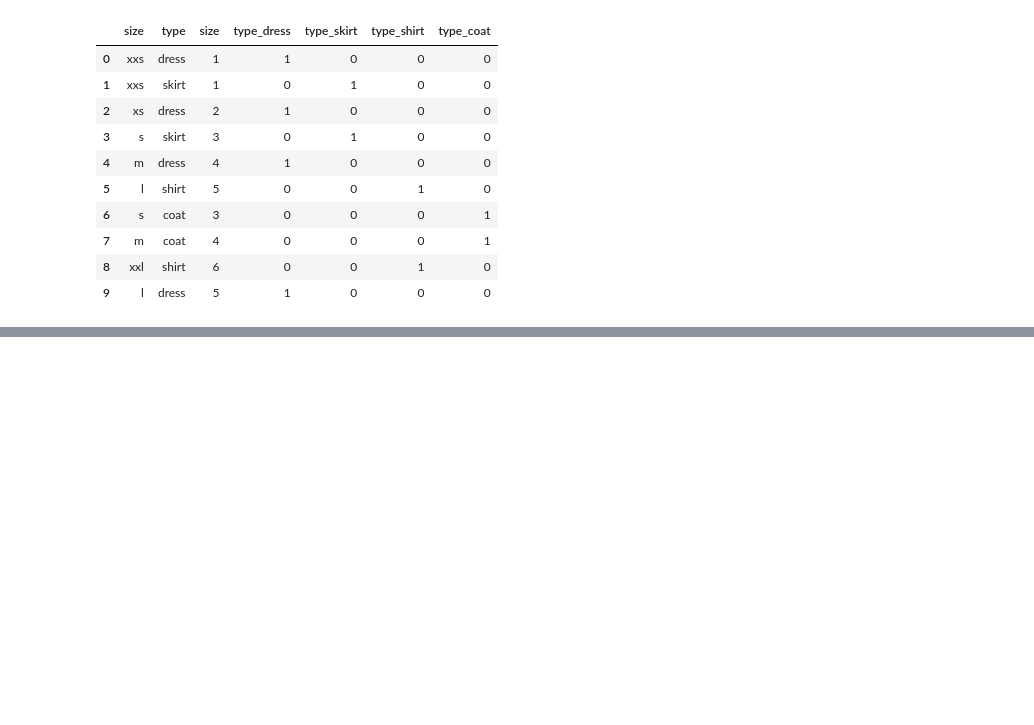
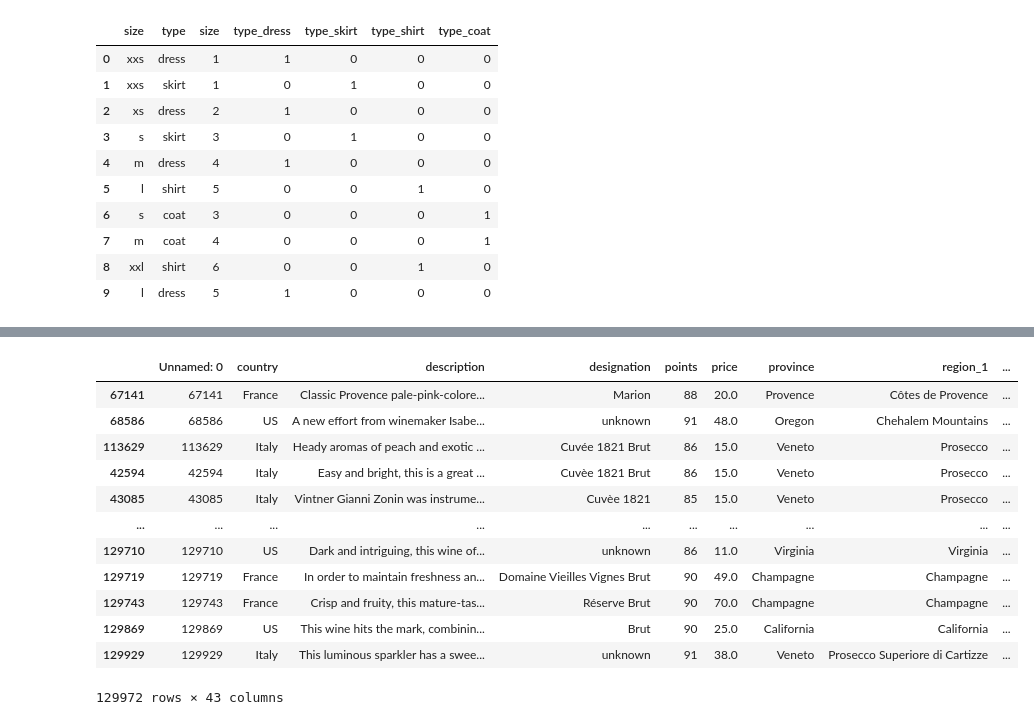
Before and after one commit to DenisBaburin/ds_school_148, a Jupyter notebook: DS_school/EDA-3_Проектирование признаков/Проектирование признаков_теория.ipynb, the cells around one changed output, grey strips where cells are left out. Drawn from its saved outputs; the diff is of its cells as text; code cells hidden in the pictures; blank space fills up the shorter version.

```diff
--- a/DS_school/EDA-3_Проектирование признаков/Проектирование признаков_теория.ipynb
+++ b/DS_school/EDA-3_Проектирование признаков/Проектирование признаков_теория.ipynb
@@ -310,0 +321,17 @@ clothing
+# %%
+wine_df = pd.get_dummies(wine_df, columns=['taster_name'], dtype=int)
+wine_df
+# %% [output]
+|  | Unnamed: 0 | country | description | designation | points | price | province | region_1 | ... |
+| 67141 | 67141 | France | Classic Provence pale-pink-colore... | Marion | 88 | 20.0 | Provence | Côtes de Provence | ... |
+| 68586 | 68586 | US | A new effort from winemaker Isabe... | unknown | 91 | 48.0 | Oregon | Chehalem Mountains | ... |
+| 113629 | 113629 | Italy | Heady aromas of peach and exotic ... | Cuvée 1821 Brut | 86 | 15.0 | Veneto | Prosecco | ... |
+| 42594 | 42594 | Italy | Easy and bright, this is a great ... | Cuvèe 1821 Brut | 86 | 15.0 | Veneto | Prosecco | ... |
+| 43085 | 43085 | Italy | Vintner Gianni Zonin was instrume... | Cuvèe 1821 | 85 | 15.0 | Veneto | Prosecco | ... |
+| ... | ... | ... | ... | ... | ... | ... | ... | ... | ... |
+| 129710 | 129710 | US | Dark and intriguing, this wine of... | unknown | 86 | 11.0 | Virginia | Virginia | ... |
+| 129719 | 129719 | France | In order to maintain freshness an... | Domaine Vieilles Vignes Brut | 90 | 49.0 | Champagne | Champagne | ... |
+| 129743 | 129743 | France | Crisp and fruity, this mature-tas... | Réserve Brut | 90 | 70.0 | Champagne | Champagne | ... |
+| 129869 | 129869 | US | This wine hits the mark, combinin... | Brut | 90 | 25.0 | California | California | ... |
+| 129929 | 129929 | Italy | This luminous sparkler has a swee... | unknown | 91 | 38.0 | Veneto | Prosecco Superiore di Cartizze | ... |
+129972 rows × 43 columns
```
Also changed, not shown: parts of 2 cells of this notebook, 2 other files.
